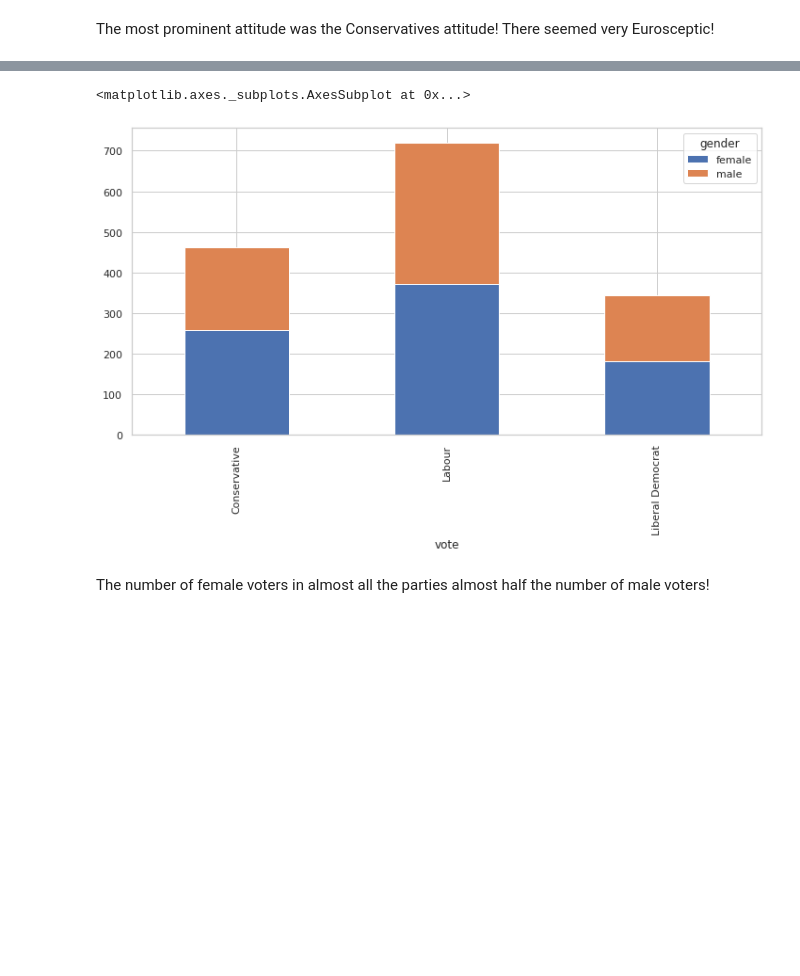
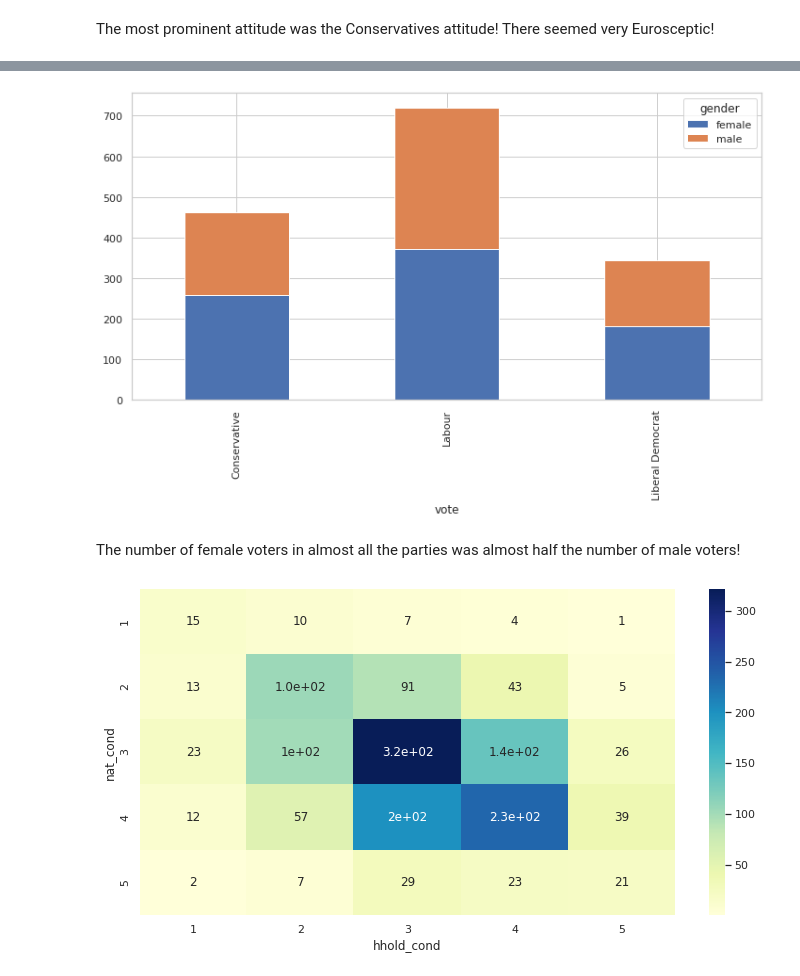
Before and after one commit to hatemalamir/election-ml, a Jupyter notebook: british_election_panel_study.ipynb, the cells around one changed output, grey strips where cells are left out. Cells and saved outputs as stored; diff of their text form; code cells hidden in the pictures; blank space fills up the shorter version.

```diff
--- a/british_election_panel_study.ipynb
+++ b/british_election_panel_study.ipynb
@@ -177,8 +165,13 @@ Name: political_knowledge, dtype: object
 [figure]
 # %%
-train.groupby(['vote', 'gender'])['vote'].count().unstack('gender').plot.bar(stacked=True, figsize=FIG_SIZE)
+beps.groupby(['vote', 'gender'])['vote'].count().unstack('gender').plot.bar(stacked=True, figsize=FIG_SIZE);
 # %% [output]
-<matplotlib.axes._subplots.AxesSubplot at 0x...>
 [figure]
 # %% [markdown]
-The number of female voters in almost all the parties almost half the number of male voters!
+The number of female voters in almost all the parties was almost half the number of male voters!
+# %%
+nat_hhold = beps.groupby(["nat_cond", "hhold_cond"])["nat_cond"].count()
+plt.figure(figsize=FIG_SIZE)
+sns.heatmap(nat_hhold.unstack("hhold_cond"), annot=True, cmap="YlGnBu");
+# %% [output]
+[figure, added]
```
Also changed, not shown: parts of 33 cells of this notebook.
